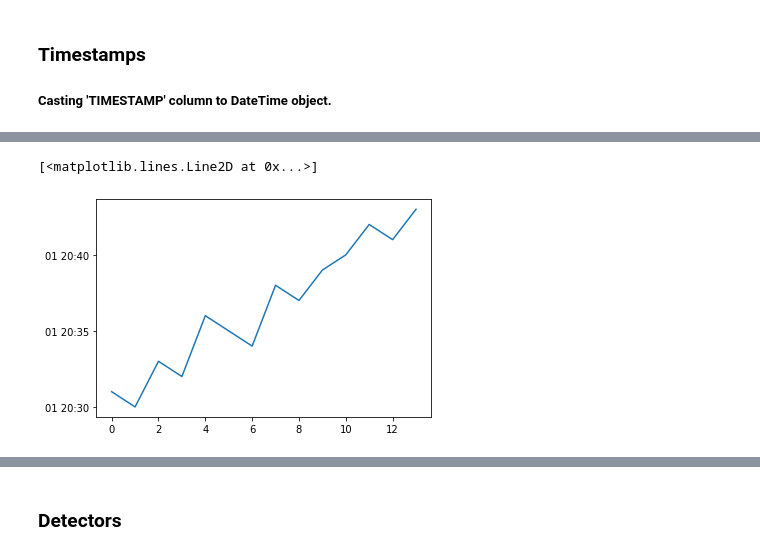
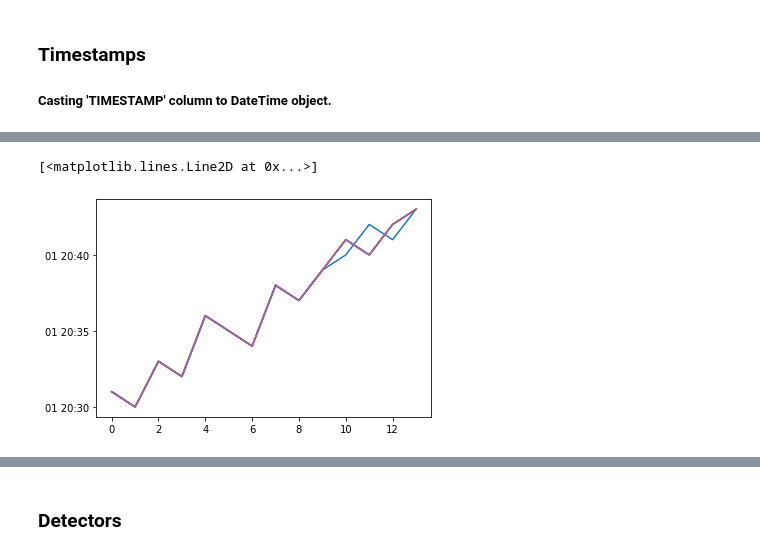
Before and after one commit to dssg/air_pollution_estimation, a Jupyter notebook: notebooks/20190611_CW_explore_TIMS.ipynb, the cells around one changed output, grey strips where cells are left out. Cells and saved outputs as stored; diff of their text form; code cells hidden in the pictures.

Commit message:
corrected plotting of datetime

```diff
--- a/notebooks/20190611_CW_explore_TIMS.ipynb
+++ b/notebooks/20190611_CW_explore_TIMS.ipynb
@@ -268,7 +268,9 @@ initial_df['TIMESTAMP'].plot()
 # %%
 plt.plot(np.array(initial_df[initial_df['NODE'] == '00/002']['TIMESTAMP']))
 plt.plot(np.array(initial_df[initial_df['NODE'] == '00/003']['TIMESTAMP']))
 plt.plot(np.array(initial_df[initial_df['NODE'] == '00/004']['TIMESTAMP']))
+plt.plot(np.array(initial_df[initial_df['NODE'] == '00/005']['TIMESTAMP']))
+plt.plot(np.array(initial_df[initial_df['NODE'] == '00/006']['TIMESTAMP']))
 # %% [output]
 [<matplotlib.lines.Line2D at 0x...>]
-[figure, old version]
+[figure, new version]
```
Also changed, not shown: parts of 3 cells of this notebook.
